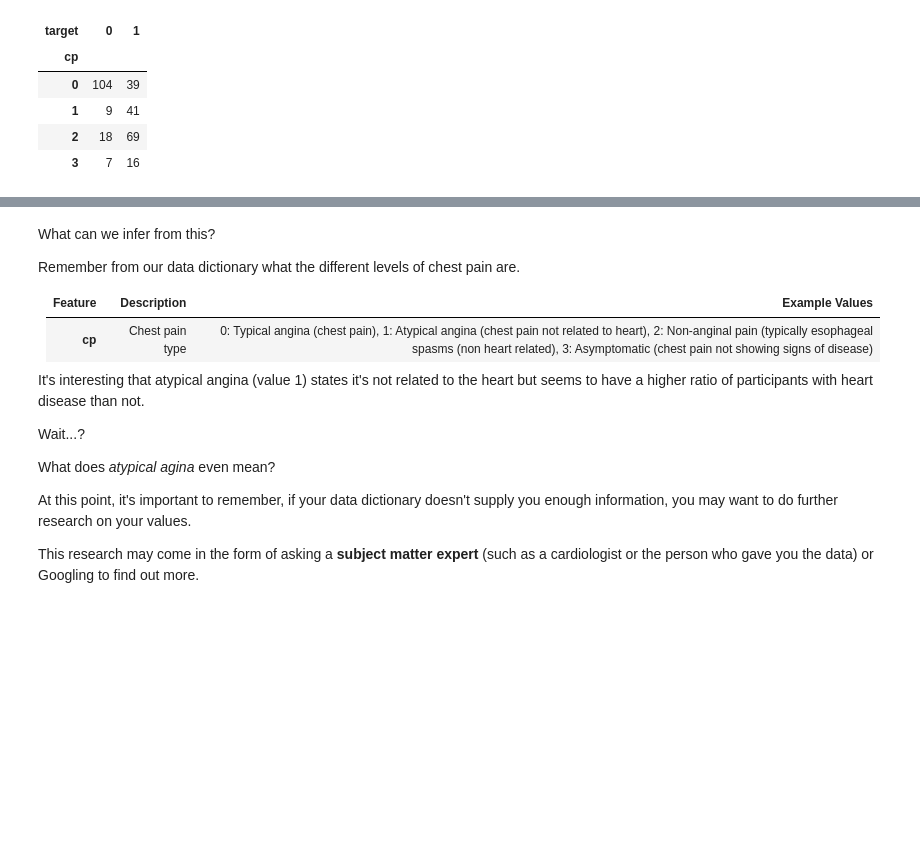
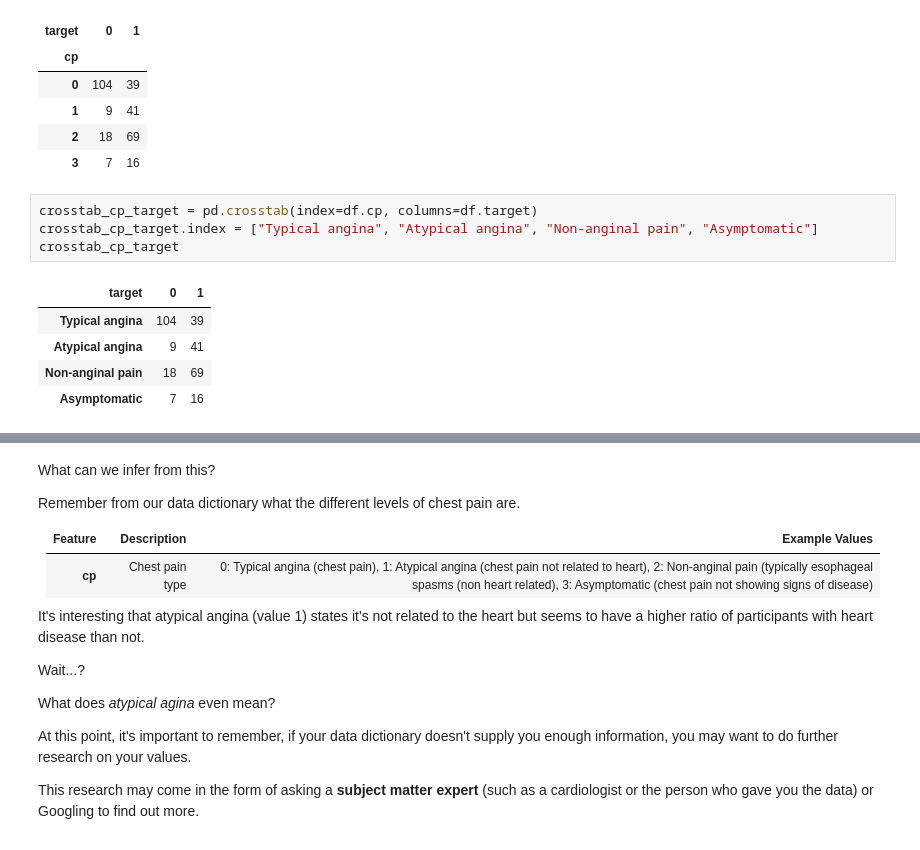
Before and after one commit to Eleanor-git/Hear-Disease-Classification, a Jupyter notebook: end-to-end-heart-disease-classification.ipynb, the cells around one changed output, grey strips where cells are left out. Saved outputs shown, nothing was run; the diff lists cells and outputs as text; blank space fills up the shorter version.

```diff
--- a/end-to-end-heart-disease-classification.ipynb
+++ b/end-to-end-heart-disease-classification.ipynb
@@ -539,3 +539,13 @@ pd.crosstab(index=df.cp, columns=df.target)
 | 1 | 9 | 41 |
 | 2 | 18 | 69 |
 | 3 | 7 | 16 |
+# %%
+crosstab_cp_target = pd.crosstab(index=df.cp, columns=df.target)
+crosstab_cp_target.index = ["Typical angina", "Atypical angina", "Non-anginal pain", "Asymptomatic"]
+crosstab_cp_target
+# %% [output]
+| target | 0 | 1 |
+| Typical angina | 104 | 39 |
+| Atypical angina | 9 | 41 |
+| Non-anginal pain | 18 | 69 |
+| Asymptomatic | 7 | 16 |
```
Also changed, not shown: parts of 38 cells of this notebook, 4 other files.
